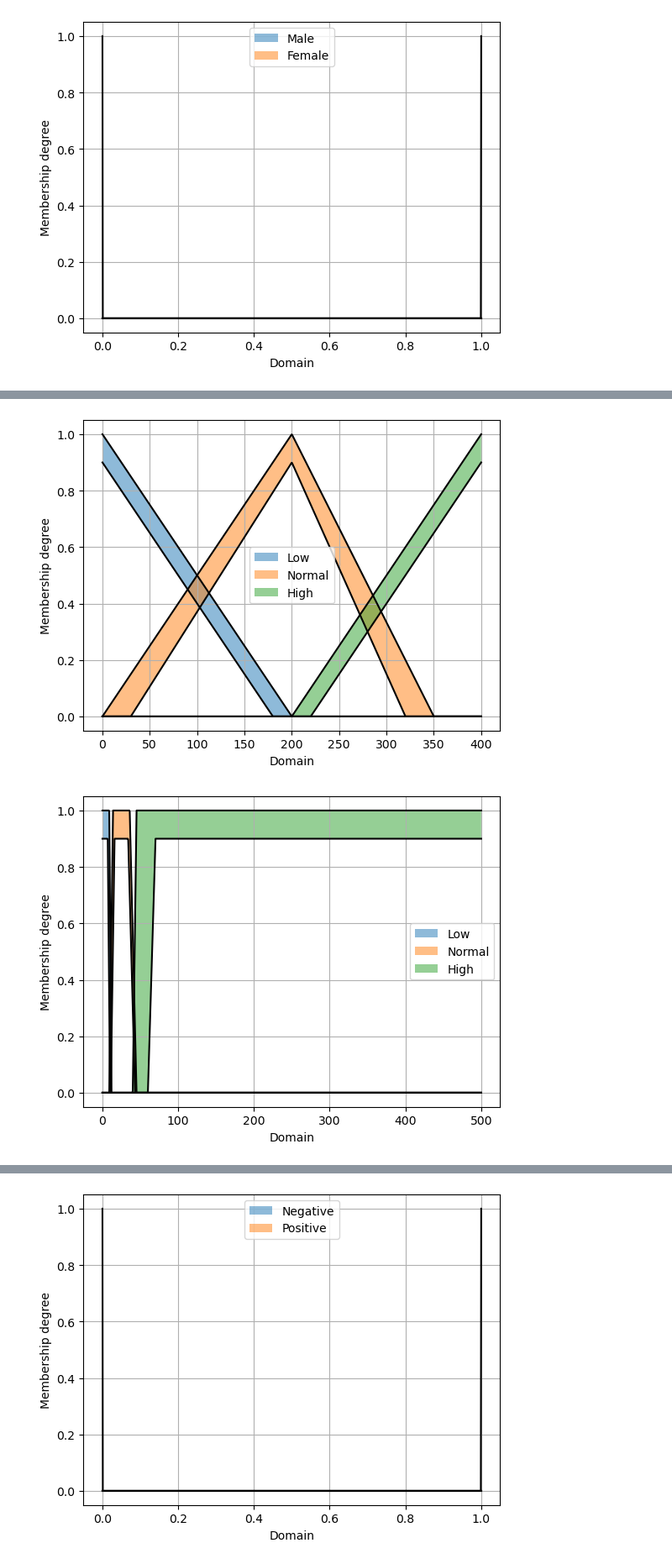
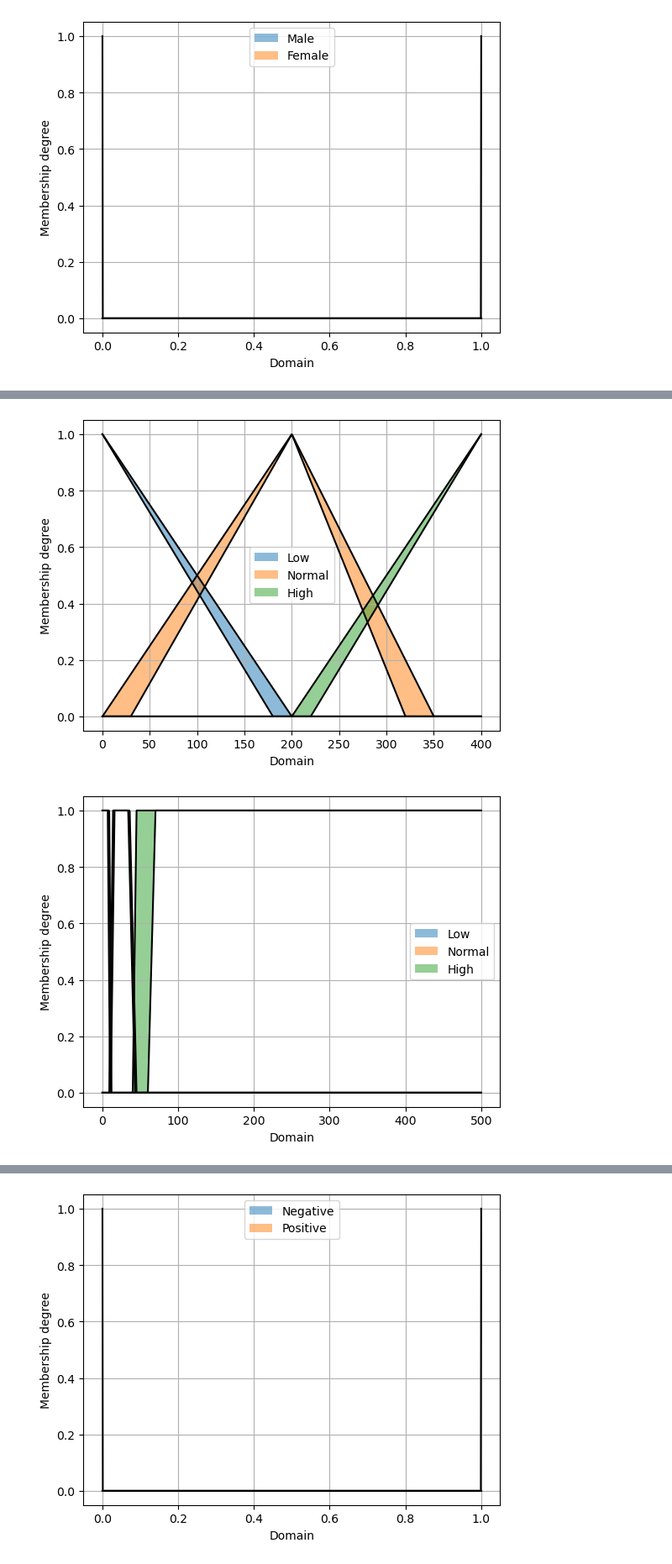
Before and after one commit to mehrbanian/fuzzy-covid-detection, a Jupyter notebook: fuzzy-rule-based-t2-pyit2fls.ipynb, the cells around one changed output, grey strips where cells are left out. Shown at 84% size. Drawn from its saved outputs; the diff is of its cells as text; code cells hidden in the pictures.

```diff
--- a/fuzzy-rule-based-t2-pyit2fls.ipynb
+++ b/fuzzy-rule-based-t2-pyit2fls.ipynb
@@ -157,18 +148,18 @@ Basofili.view()
 # %%
 PCR = Control(np.linspace(0, 400, 1000), 'PCR')
-PCR.add_fs('Low', [rtri_mf, rtri_mf], [[200, 0, 1], [180, 0, 0.9]])
-PCR.add_fs('Normal', [tri_mf, tri_mf], [[0, 200, 350, 1], [30, 200, 320, 0.9]])
-PCR.add_fs('High', [ltri_mf, ltri_mf], [[200, 400, 1], [220, 400, 0.9]])
+PCR.add_fs('Low', [rtri_mf, rtri_mf], [[200, 0, 1], [180, 0, 1]])
+PCR.add_fs('Normal', [tri_mf, tri_mf], [[0, 200, 350, 1], [30, 200, 320, 1]])
+PCR.add_fs('High', [ltri_mf, ltri_mf], [[200, 400, 1], [220, 400, 1]])
 PCR.view()
 # %% [output]
-[figure, old version]
+[figure, new version]
 # %%
 AST = Control(np.linspace(0, 500, 1000), 'AST')
-AST.add_fs('Low', [rtri_mf, rtri_mf], [[12, 9, 1], [10, 7, 0.9]])
-AST.add_fs('Normal', [trapezoid_mf, trapezoid_mf], [[9, 14, 36, 45, 1], [11, 16, 34, 43, 0.9]])
-AST.add_fs('High', [ltri_mf, ltri_mf], [[40, 45, 1], [60, 70, 0.9]])
+AST.add_fs('Low', [rtri_mf, rtri_mf], [[12, 9, 1], [10, 7, 1]])
+AST.add_fs('Normal', [trapezoid_mf, trapezoid_mf], [[9, 14, 36, 45, 1], [11, 16, 34, 43, 1]])
+AST.add_fs('High', [ltri_mf, ltri_mf], [[40, 45, 1], [60, 70, 1]])
 AST.view()
 # %% [output]
-[figure, old version]
+[figure, new version]
 # %%
 ALT = Control(np.linspace(0, 120, 1000), 'ALT')
```
Also changed, not shown: parts of 18 cells of this notebook, 2 other files.
